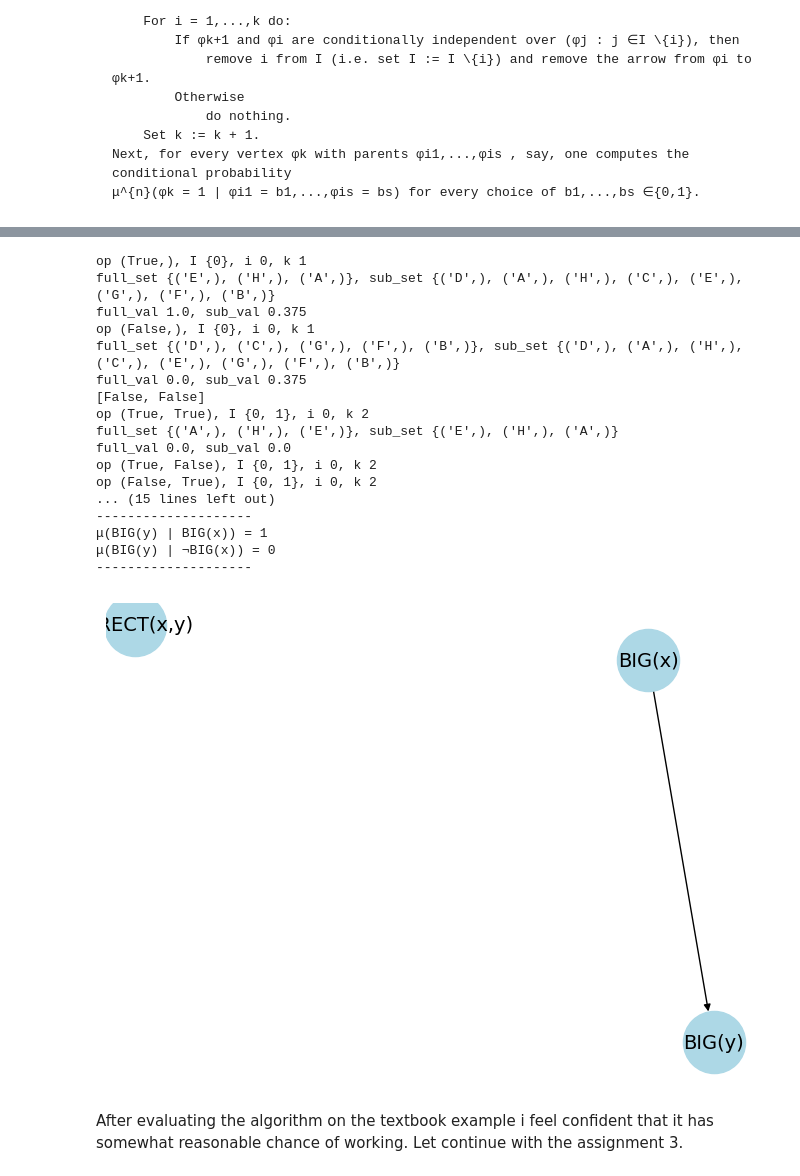
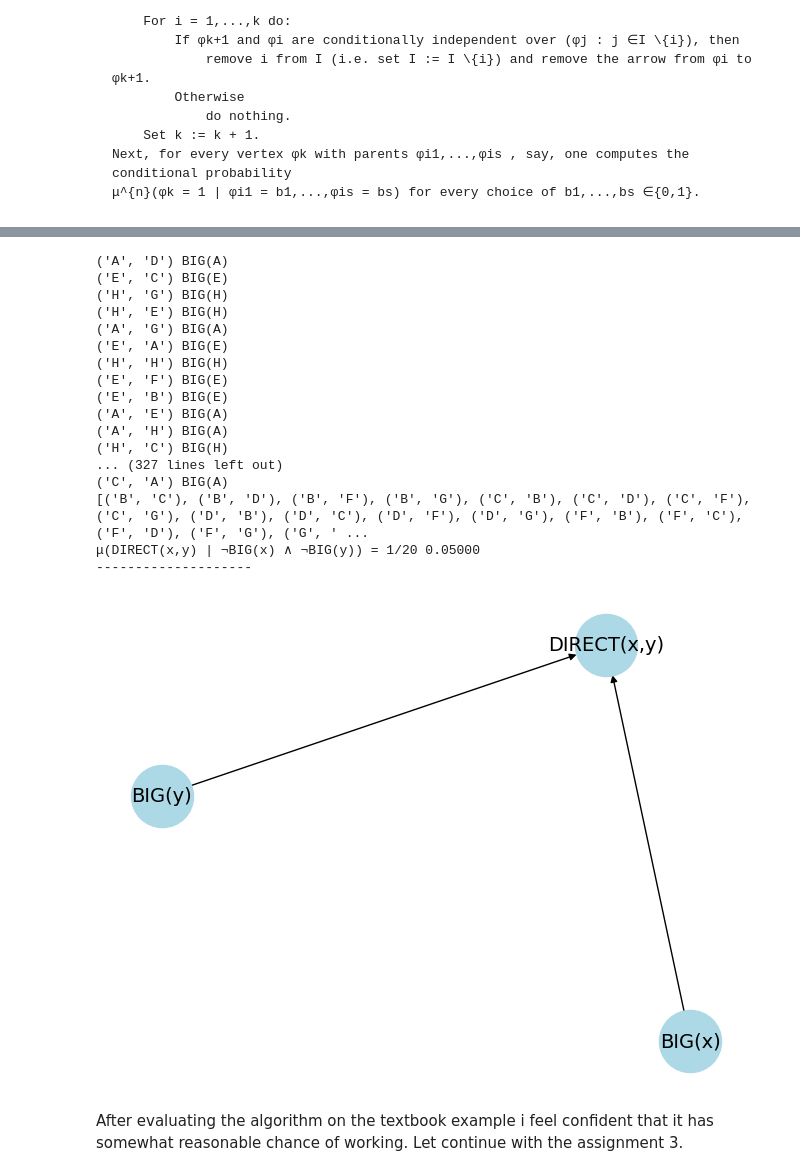
Before and after one commit to Arty-Facts/wasp_graphical_models_bayesian_learning_and_statistical_relational_learning_2023, a Jupyter notebook: project/module3/hand_in_module3.ipynb, the cells around one changed output, grey strips where cells are left out. Cells and saved outputs as stored; diff of their text form; code cells hidden in the pictures.

```diff
--- a/project/module3/hand_in_module3.ipynb
+++ b/project/module3/hand_in_module3.ipynb
@@ -146,6 +146,18 @@ class Base:
         return value.name == self.name and value.args == self.args
     def __hash__(self) -> int:
         return hash(self.name) + hash(self.args)
+
+class Target:
+    def __init__(self, name, arg, pos=0):
+        self.name = name
+        self.arg = arg
+        self.pos = pos
+    def __repr__(self) -> str:
+        return f'{self.name}'
+    def __eq__(self, value: object) -> bool:
+        return str(value) == str(self)
+    def __hash__(self) -> int:
+        return hash(self.name + str(self.arg) + str(self.pos))
 
 
 class P(Base):
@@ -597,56 +641,57 @@ class Direct(Base):
     arity = 2
     name = "DIRECT"
     def __init__(self, *args):
         self.args = args
         assert len(args) == Direct.arity
+
 
 M3 = {'A', 'B', 'C', 'D', 'E', 'F', 'G', 'H'}
 BigM = {Big('A'),Big('E'),Big('H')}
 DirectM = {Direct('A', 'B'),
            Direct('B', 'A'),
            Direct('A', 'H'),
            Direct('H', 'A'),
            Direct('B', 'C'),
            Direct('C', 'A'),
            Direct('B', 'E'),
            Direct('E', 'B'),
            Direct('E', 'D'),
            Direct('D', 'E'),
            Direct('E', 'F'),
            Direct('F', 'A'),
            Direct('E', 'H'),
            Direct('H', 'E'),
            Direct('H', 'G'),
-           Direct('G', 'H')}
+           Direct('G', 'H'),
+           }
 
-relations3 = {'BIG(x)': BigM,
-              'BIG(y)': BigM,
-             'DIRECT(x,y)': DirectM,
+relations3 = {'BIG': BigM,
+              'DIRECT': DirectM,
 }
-phi = ['BIG(x)','BIG(y)', 'DIRECT(x,y)']
+phi = [Target('BIG', 'x', 0),Target('BIG', 'y', 1), Target('DIRECT', 'x,y')]
 
-basian_network = build_lifted_network(M3, phi, relations3, arity=1)
+basian_network = build_lifted_network(M3, phi, relations3, arity=2)
 basian_network.table()
 basian_network.draw()
 # %% [output]
-op (True,), I {0}, i 0, k 1
-full_set {('E',), ('H',), ('A',)}, sub_set {('D',), ('A',), ('H',), ('C',), ('E',), ('G',), ('F',), ('B',)}
-full_val 1.0, sub_val 0.375
-op (False,), I {0}, i 0, k 1
-full_set {('D',), ('C',), ('G',), ('F',), ('B',)}, sub_set {('D',), ('A',), ('H',), ('C',), ('E',), ('G',), ('F',), ('B',)}
-full_val 0.0, sub_val 0.375
-[False, False]
-op (True, True), I {0, 1}, i 0, k 2
-full_set {('A',), ('H',), ('E',)}, sub_set {('E',), ('H',), ('A',)}
-full_val 0.0, sub_val 0.0
-op (True, False), I {0, 1}, i 0, k 2
-op (False, True), I {0, 1}, i 0, k 2
-... (15 lines left out)
+('A', 'D') BIG(A)
+('E', 'C') BIG(E)
+('H', 'G') BIG(H)
+('H', 'E') BIG(H)
+('A', 'G') BIG(A)
+('E', 'A') BIG(E)
+('H', 'H') BIG(H)
+('E', 'F') BIG(E)
+('E', 'B') BIG(E)
+('A', 'E') BIG(A)
+('A', 'H') BIG(A)
+('H', 'C') BIG(H)
+... (327 lines left out)
+('C', 'A') BIG(A)
+[('B', 'C'), ('B', 'D'), ('B', 'F'), ('B', 'G'), ('C', 'B'), ('C', 'D'), ('C', 'F'), ('C', 'G'), ('D', 'B'), ('D', 'C'), ('D', 'F'), ('D', 'G'), ('F', 'B'), ('F', 'C'), ('F', 'D'), ('F', 'G'), ('G', ' ...
+μ(DIRECT(x,y) | ¬BIG(x) ∧ ¬BIG(y)) = 1/20 0.05000
 --------------------
-μ(BIG(y) | BIG(x)) = 1
-μ(BIG(y) | ¬BIG(x)) = 0
---------------------
-[figure, old version]
+[figure, new version]
 # %% [markdown]
 After evaluating the algorithm on the textbook example i feel confident that it has somewhat reasonable chance of working. Let continue with the assignment 3.
 # %% [markdown]
```
Also changed, not shown: parts of 5 cells of this notebook.
